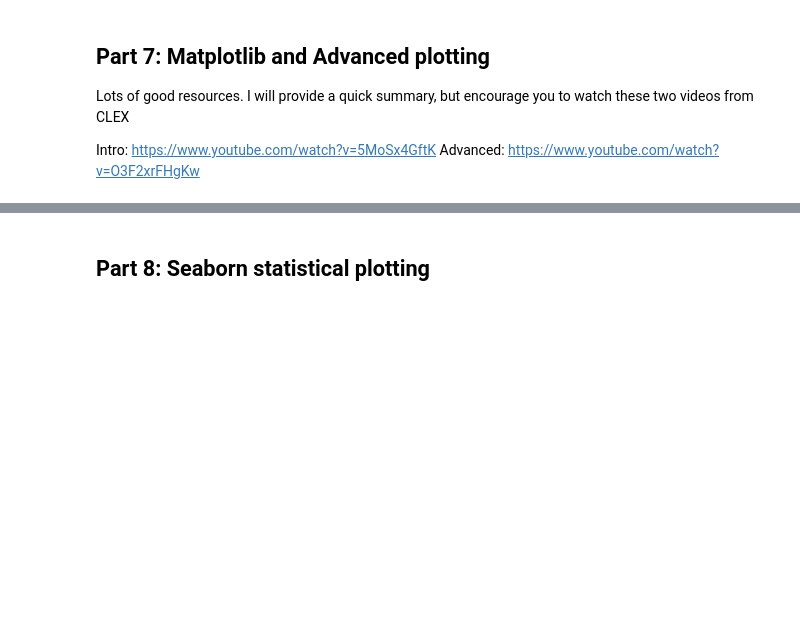
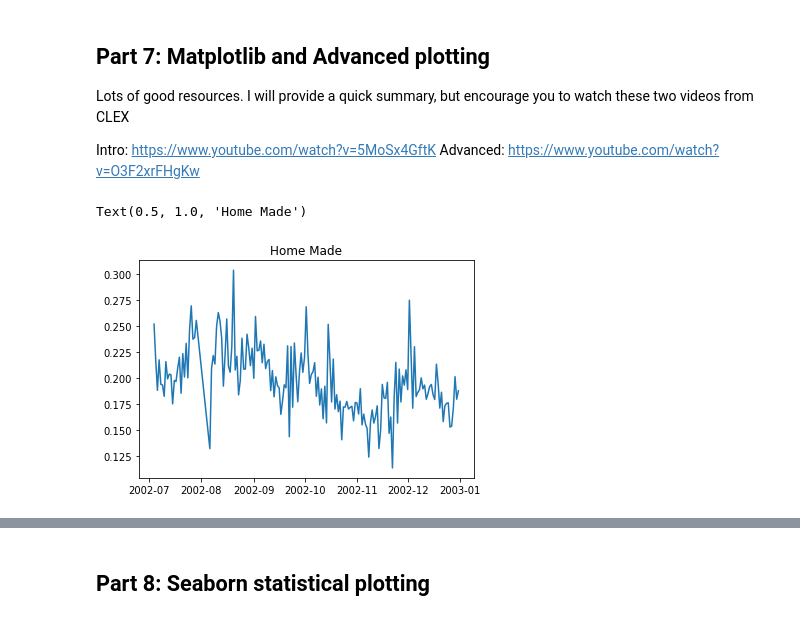
Before and after one commit to datatas/DT-introduction-to-scientific-python, a Jupyter notebook: Introduction_to_scientific_python.ipynb, the cells around one changed output, grey strips where cells are left out. Saved outputs shown, nothing was run; the diff lists cells and outputs as text; code cells hidden in the pictures; blank space fills up the shorter version.

Commit message:
Seaborn and plotting

```diff
--- a/Introduction_to_scientific_python.ipynb
+++ b/Introduction_to_scientific_python.ipynb
@@ -415,3 +416,10 @@ Lots of good resources. I will provide a quick summary, but encourage you to wat
 
 Intro: https://www.youtube.com/watch?v=5MoSx4GftK
 Advanced: https://www.youtube.com/watch?v=O3F2xrFHgKw
+# %%
+chl_subset=nics_chlorophyll.chl_tpca.sel(lat=slice(2,-2))
+plt.plot(chl_subset.time,chl_subset.mean(dim=['lat','lon']))
+plt.title('Home Made')
+# %% [output]
+Text(0.5, 1.0, 'Home Made')
+[figure, added]
```
Also changed, not shown: parts of 11 cells of this notebook.
